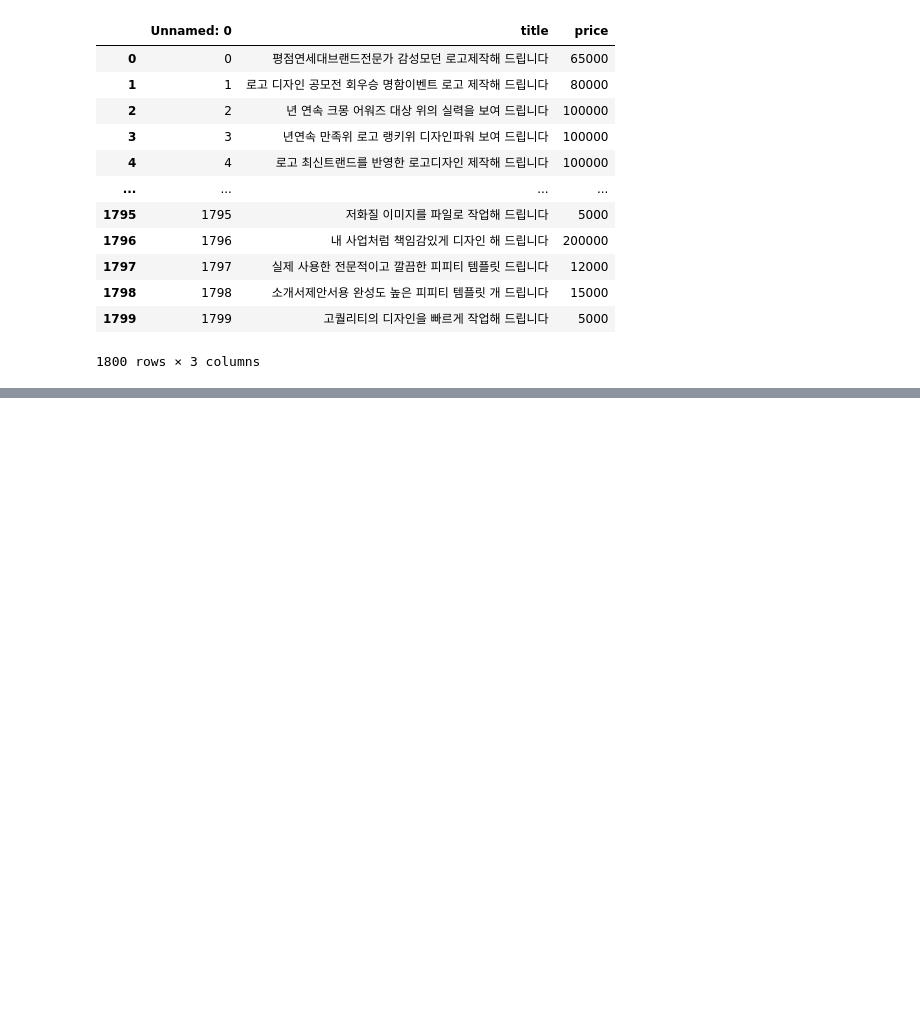
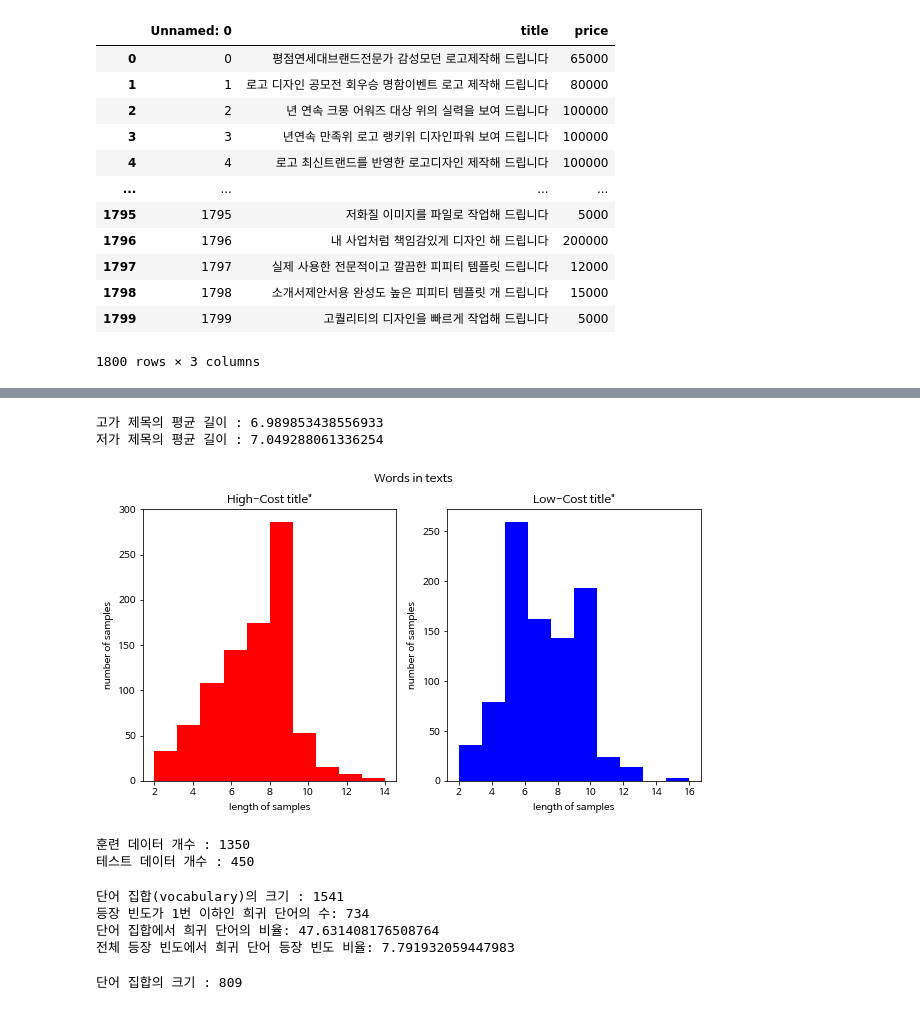
Before and after one commit to sumu97/Study, a Jupyter notebook: NLProject.ipynb, the cells around one changed output, grey strips where cells are left out. Drawn from its saved outputs; the diff is of its cells as text; code cells hidden in the pictures; blank space fills up the shorter version.

```diff
--- a/NLProject.ipynb
+++ b/NLProject.ipynb
@@ -80,0 +198,4 @@ df
+# %%
+import matplotlib.pyplot as plt
+
+plt.rc('font', family='NanumBarunGothic')
@@ -80,0 +214,28 @@ df
+# %%
+fig,(ax1,ax2) = plt.subplots(1,2,figsize=(10,5))
+text_len = df[df['label']==1]['tokenized'].map(lambda x: len(x))
+ax1.hist(text_len, color='red')
+ax1.set_title('High-Cost title"')
+ax1.set_xlabel('length of samples')
+ax1.set_ylabel('number of samples')
+print('고가 제목의 평균 길이 :', np.mean(text_len))
+
+text_len = df[df['label']==0]['tokenized'].map(lambda x: len(x))
+ax2.hist(text_len, color='blue')
+ax2.set_title('Low-Cost title"')
+fig.suptitle('Words in texts')
+ax2.set_xlabel('length of samples')
+ax2.set_ylabel('number of samples')
+print('저가 제목의 평균 길이 :', np.mean(text_len))
+plt.show()
+# %% [output]
+고가 제목의 평균 길이 : 6.989853438556933
+저가 제목의 평균 길이 : 7.049288061336254
+[figure, added]
+# %%
+train_data, test_data = train_test_split(df, test_size = 0.25, random_state = 42)
+print('훈련 데이터 개수 :', len(train_data))
+print('테스트 데이터 개수 :', len(test_data))
+# %% [output]
+훈련 데이터 개수 : 1350
+테스트 데이터 개수 : 450
@@ -80,0 +250,32 @@ df
+# %%
+threshold = 2
+total_cnt = len(tokenizer.word_index) # 단어의 수
+rare_cnt = 0 # 등장 빈도수가 threshold보다 작은 단어의 개수를 카운트
+total_freq = 0 # 훈련 데이터의 전체 단어 빈도수 총 합
+rare_freq = 0 # 등장 빈도수가 threshold보다 작은 단어의 등장 빈도수의 총 합
+
+# 단어와 빈도수의 쌍(pair)을 key와 value로 받는다.
+for key, value in tokenizer.word_counts.items():
+    total_freq = total_freq + value
+
+    # 단어의 등장 빈도수가 threshold보다 작으면
+    if(value < threshold):
+        rare_cnt = rare_cnt + 1
+        rare_freq = rare_freq + value
+
+print('단어 집합(vocabulary)의 크기 :',total_cnt)
+print('등장 빈도가 %s번 이하인 희귀 단어의 수: %s'%(threshold - 1, rare_cnt))
+print("단어 집합에서 희귀 단어의 비율:", (rare_cnt / total_cnt)*100)
+print("전체 등장 빈도에서 희귀 단어 등장 빈도 비율:", (rare_freq / total_freq)*100)
+# %% [output]
+단어 집합(vocabulary)의 크기 : 1541
+등장 빈도가 1번 이하인 희귀 단어의 수: 734
+단어 집합에서 희귀 단어의 비율: 47.631408176508764
+전체 등장 빈도에서 희귀 단어 등장 빈도 비율: 7.791932059447983
+# %%
+# 전체 단어 개수 중 빈도수 2이하인 단어 개수는 제거.
+# 0번 패딩 토큰과 1번 OOV 토큰을 고려하여 +2
+vocab_size = total_cnt - rare_cnt + 2
+print('단어 집합의 크기 :',vocab_size)
+# %% [output]
+단어 집합의 크기 : 809
```
Also changed, not shown: parts of 34 cells of this notebook.
